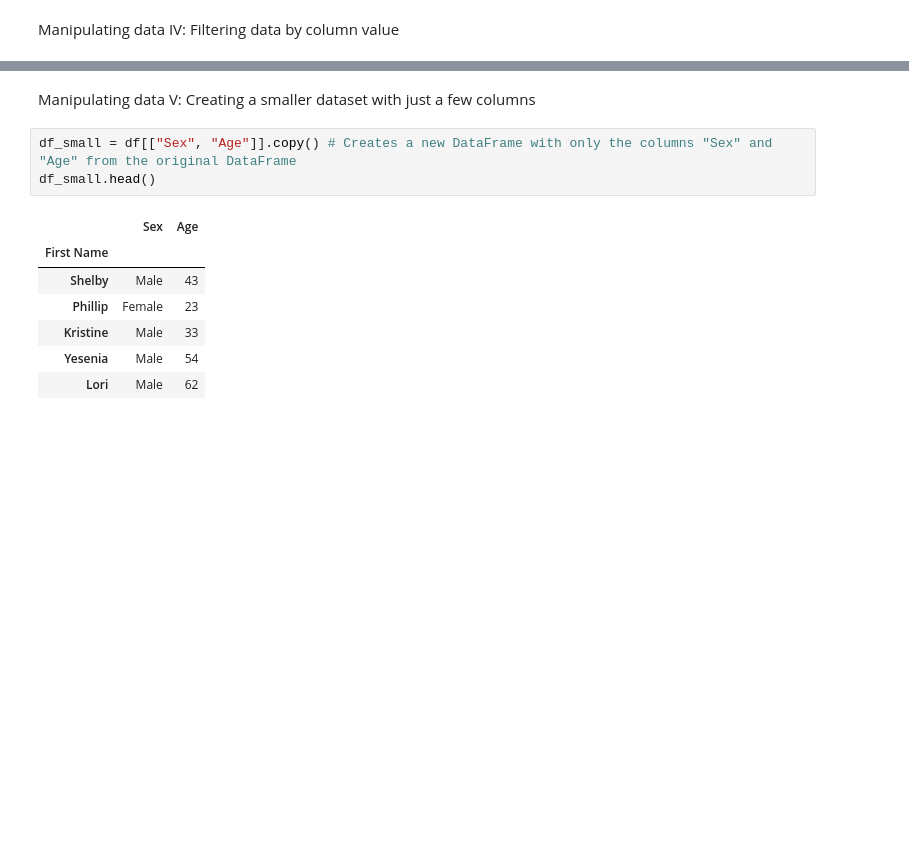
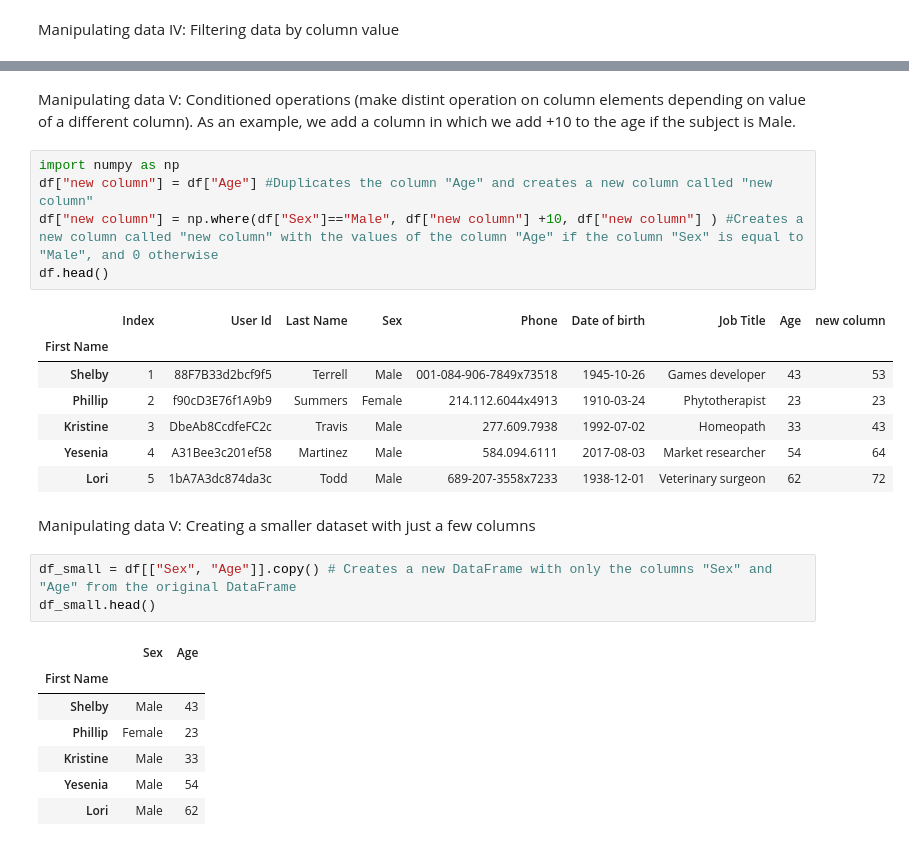
Before and after one commit to jvrglr/Scientific_python_QLS_diploma_26-27, a Jupyter notebook: Lecture_4.ipynb, the cells around one changed output, grey strips where cells are left out. Drawn from its saved outputs; the diff is of its cells as text; blank space fills up the shorter version.

```diff
--- a/Lecture_4.ipynb
+++ b/Lecture_4.ipynb
@@ -389,3 +397,18 @@ df_filtered.head()
+# %% [markdown]
+Manipulating data V: Conditioned operations (make distint operation on column elements depending on value of a different column). As an example, we add a column in which we add +10 to the age if the subject is Male.
+# %%
+import numpy as np
+df["new column"] = df["Age"] #Duplicates the column "Age" and creates a new column called "new column"
+df["new column"] = np.where(df["Sex"]=="Male", df["new column"] +10, df["new column"] ) #Creates a new column called "new column" with the values of the column "Age" if the column "Sex" is equal to "Male", and 0 otherwise
+df.head()
+# %% [output]
+|  | Index | User Id | Last Name | Sex | Phone | Date of birth | Job Title | Age | new column |
+| First Name |  |  |  |  |  |  |  |  |  |
+| Shelby | 1 | 88F7B33d2bcf9f5 | Terrell | Male | 001-084-906-7849x73518 | 1945-10-26 | Games developer | 43 | 53 |
+| Phillip | 2 | f90cD3E76f1A9b9 | Summers | Female | 214.112.6044x4913 | 1910-03-24 | Phytotherapist | 23 | 23 |
+| Kristine | 3 | DbeAb8CcdfeFC2c | Travis | Male | 277.609.7938 | 1992-07-02 | Homeopath | 33 | 43 |
+| Yesenia | 4 | A31Bee3c201ef58 | Martinez | Male | 584.094.6111 | 2017-08-03 | Market researcher | 54 | 64 |
+| Lori | 5 | 1bA7A3dc874da3c | Todd | Male | 689-207-3558x7233 | 1938-12-01 | Veterinary surgeon | 62 | 72 |
 # %% [markdown]
 Manipulating data V: Creating a smaller dataset with just a few columns
 # %%
```
Also changed, not shown: parts of 14 cells of this notebook, 1 other file.
